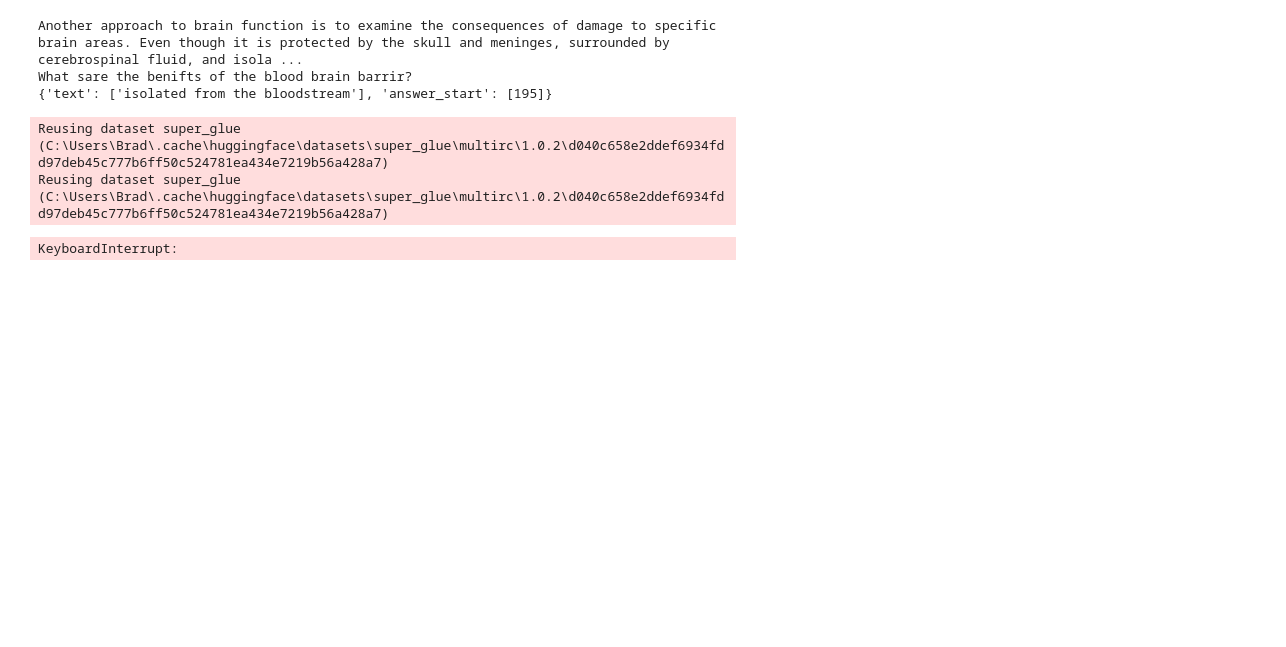
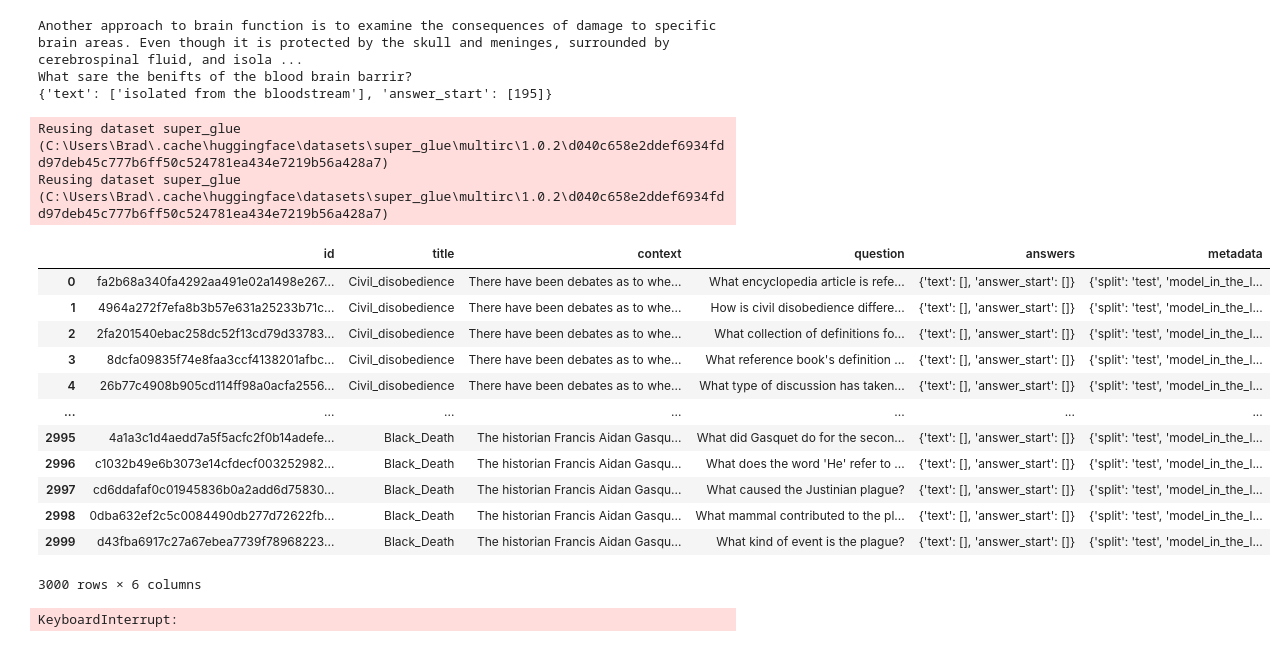
Before and after one commit to Brad1141/MuseumQA, a Jupyter notebook: buildData.ipynb, the cells around one changed output. Cells and saved outputs as stored; diff of their text form; code cells hidden in the pictures; blank space fills up the shorter version.

```diff
--- a/buildData.ipynb
+++ b/buildData.ipynb
@@ -41,5 +41,6 @@ from datasets import load_dataset
 import pandas as pd
 
 raw_squadA = pd.DataFrame(load_dataset("adversarial_qa", "adversarialQA", split="train"))
+raw_squadATest = pd.DataFrame(load_dataset("adversarial_qa", "adversarialQA", split="test"))
 # %% [output]
 Reusing dataset adversarial_qa (C:\Users\Brad\.cache\huggingface\datasets\adversarial_qa\adversarialQA\1.0.0\92356be07b087c5c6a543138757828b8d61ca34de8a87807d40bbc0e6c68f04b)
@@ -57,6 +59,22 @@ raw_multiTest = pd.DataFrame(load_dataset("super_glue", "multirc", split="test")
 # %% [output]
 Reusing dataset super_glue (C:\Users\Brad\.cache\huggingface\datasets\super_glue\multirc\1.0.2\d040c658e2ddef6934fdd97deb45c777b6ff50c524781ea434e7219b56a428a7)
 Reusing dataset super_glue (C:\Users\Brad\.cache\huggingface\datasets\super_glue\multirc\1.0.2\d040c658e2ddef6934fdd97deb45c777b6ff50c524781ea434e7219b56a428a7)
+# %%
+raw_squadATest
+# %% [output]
+|  | id | title | context | question | answers | metadata |
+| 0 | fa2b68a340fa4292aa491e02a1498e267... | Civil_disobedience | There have been debates as to whe... | What encyclopedia article is refe... | {'text': [], 'answer_start': []} | {'split': 'test', 'model_in_the_l... |
+| 1 | 4964a272f7efa8b3b57e631a25233b71c... | Civil_disobedience | There have been debates as to whe... | How is civil disobedience differe... | {'text': [], 'answer_start': []} | {'split': 'test', 'model_in_the_l... |
+| 2 | 2fa201540ebac258dc52f13cd79d33783... | Civil_disobedience | There have been debates as to whe... | What collection of definitions fo... | {'text': [], 'answer_start': []} | {'split': 'test', 'model_in_the_l... |
+| 3 | 8dcfa09835f74e8faa3ccf4138201afbc... | Civil_disobedience | There have been debates as to whe... | What reference book's definition ... | {'text': [], 'answer_start': []} | {'split': 'test', 'model_in_the_l... |
+| 4 | 26b77c4908b905cd114ff98a0acfa2556... | Civil_disobedience | There have been debates as to whe... | What type of discussion has taken... | {'text': [], 'answer_start': []} | {'split': 'test', 'model_in_the_l... |
+| ... | ... | ... | ... | ... | ... | ... |
+| 2995 | 4a1a3c1d4aedd7a5f5acfc2f0b14adefe... | Black_Death | The historian Francis Aidan Gasqu... | What did Gasquet do for the secon... | {'text': [], 'answer_start': []} | {'split': 'test', 'model_in_the_l... |
+| 2996 | c1032b49e6b3073e14cfdecf003252982... | Black_Death | The historian Francis Aidan Gasqu... | What does the word 'He' refer to ... | {'text': [], 'answer_start': []} | {'split': 'test', 'model_in_the_l... |
+| 2997 | cd6ddafaf0c01945836b0a2add6d75830... | Black_Death | The historian Francis Aidan Gasqu... | What caused the Justinian plague? | {'text': [], 'answer_start': []} | {'split': 'test', 'model_in_the_l... |
+| 2998 | 0dba632ef2c5c0084490db277d72622fb... | Black_Death | The historian Francis Aidan Gasqu... | What mammal contributed to the pl... | {'text': [], 'answer_start': []} | {'split': 'test', 'model_in_the_l... |
+| 2999 | d43fba6917c27a67ebea7739f78968223... | Black_Death | The historian Francis Aidan Gasqu... | What kind of event is the plague? | {'text': [], 'answer_start': []} | {'split': 'test', 'model_in_the_l... |
+3000 rows × 6 columns
 # %%
 from transformers import AutoTokenizer, AutoModelForQuestionAnswering, pipeline
 
```
Also changed, not shown: parts of 2 cells of this notebook, 1 other file.
